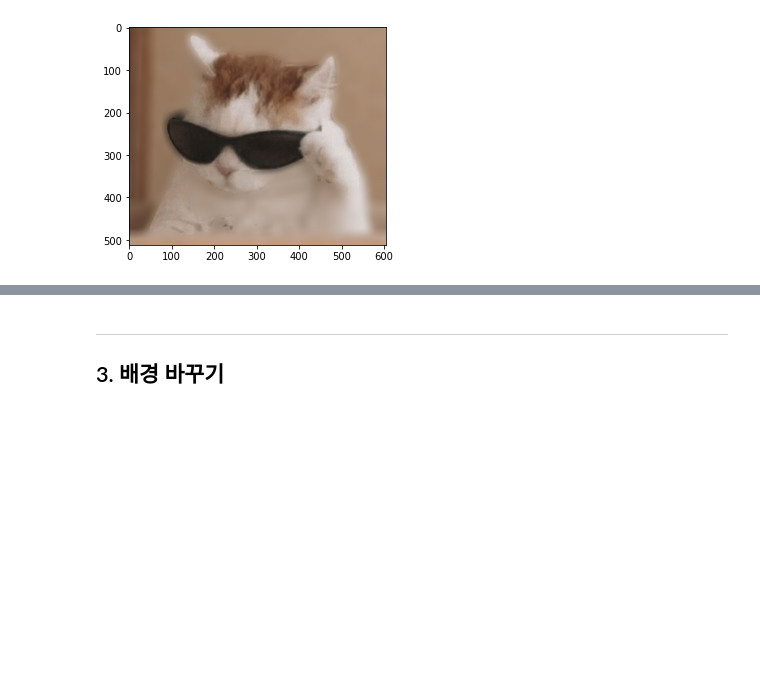
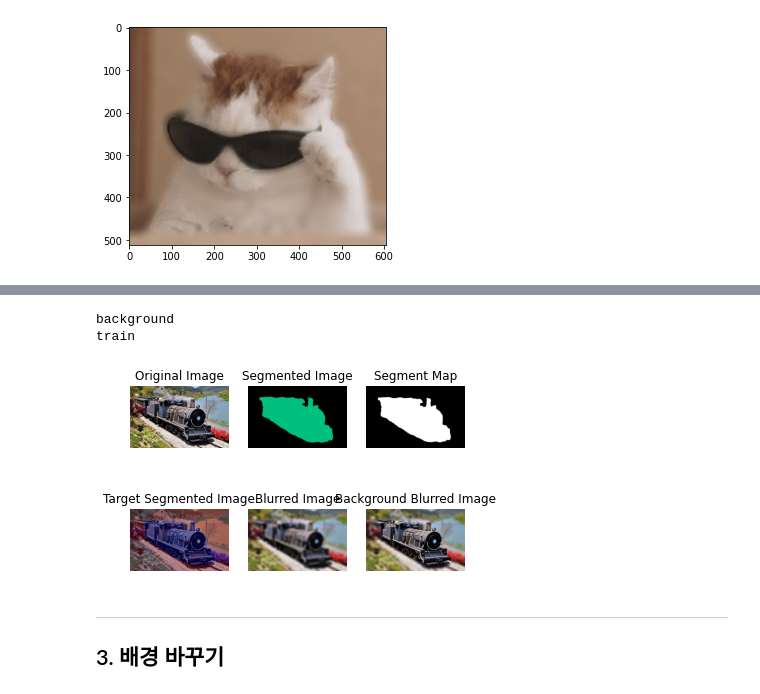
Before and after one commit to sano820/AIFFEL_quest_rs, a Jupyter notebook: Exploration/Ex04/Ex04. project.ipynb, the cells around one changed output, grey strips where cells are left out. Saved outputs shown, nothing was run; the diff lists cells and outputs as text; code cells hidden in the pictures; blank space fills up the shorter version.

```diff
--- a/Exploration/Ex04/Ex04. project.ipynb
+++ b/Exploration/Ex04/Ex04. project.ipynb
@@ -303,3 +443,13 @@ plt.show()
+# %%
+img_path5 = os.getenv('HOME')+'/aiffel/human_segmentation/images/train.png'
+
+
+# 이미지 출력
+show_segmentation(img_path5, colormap_index=19)
+# %% [output]
+background
+train
+[figure, added]
 # %% [markdown]
 ---
 ## 3. 배경 바꾸기
```
Also changed, not shown: parts of 12 cells of this notebook, 3 other files.
